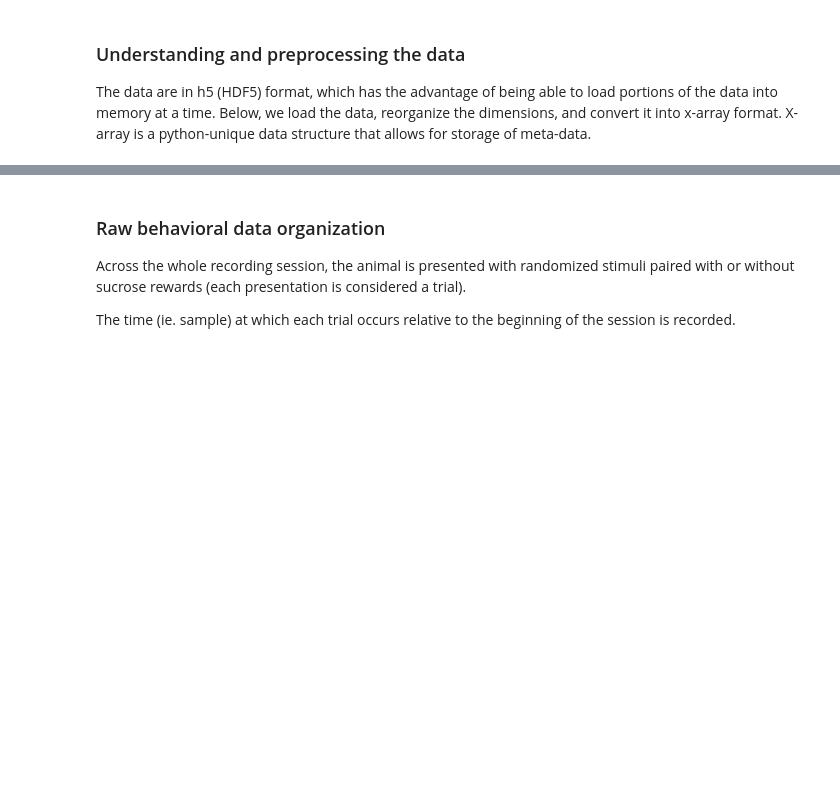
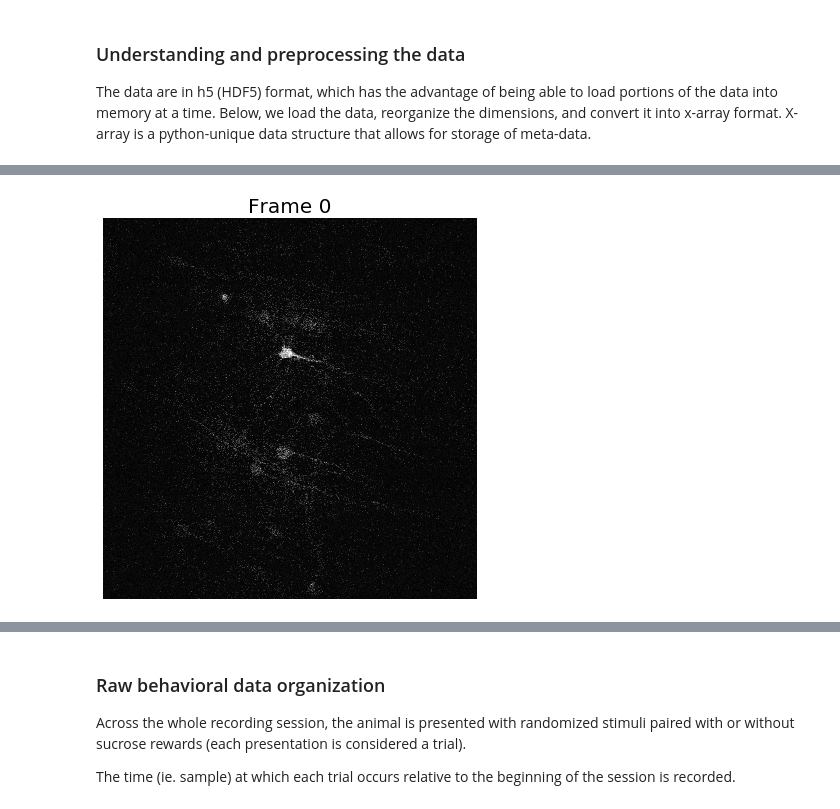
Before and after one commit to zhounapeuw/nape_tca_nn, a Jupyter notebook: tca.ipynb, the cells around one changed output, grey strips where cells are left out. Drawn from its saved outputs; the diff is of its cells as text; code cells hidden in the pictures; blank space fills up the shorter version.

```diff
--- a/tca.ipynb
+++ b/tca.ipynb
@@ -49,12 +51,11 @@ tvec = np.linspace(0, data_dims[2]/fs, data_dims[2])
 # %%
 # let's plot the first frame from the video snippit
 frame_num = 0
 to_plot = data_snip[:,:,frame_num]
 
-plt.figure(figsize = (7,7))
-plt.imshow(to_plot, cmap = 'gray')
-plt.title(f'Frame {frame_num}', fontsize = 20)
-plt.axis('off');
+utils.plot_single_img(to_plot, frame_num) # function in custom code utils
+# %% [output]
+[figure, added]
 # %% [markdown]
 ### Let's take a look at the behavioral data.
 
```
Also changed, not shown: parts of 2 cells of this notebook, 1 other file.
